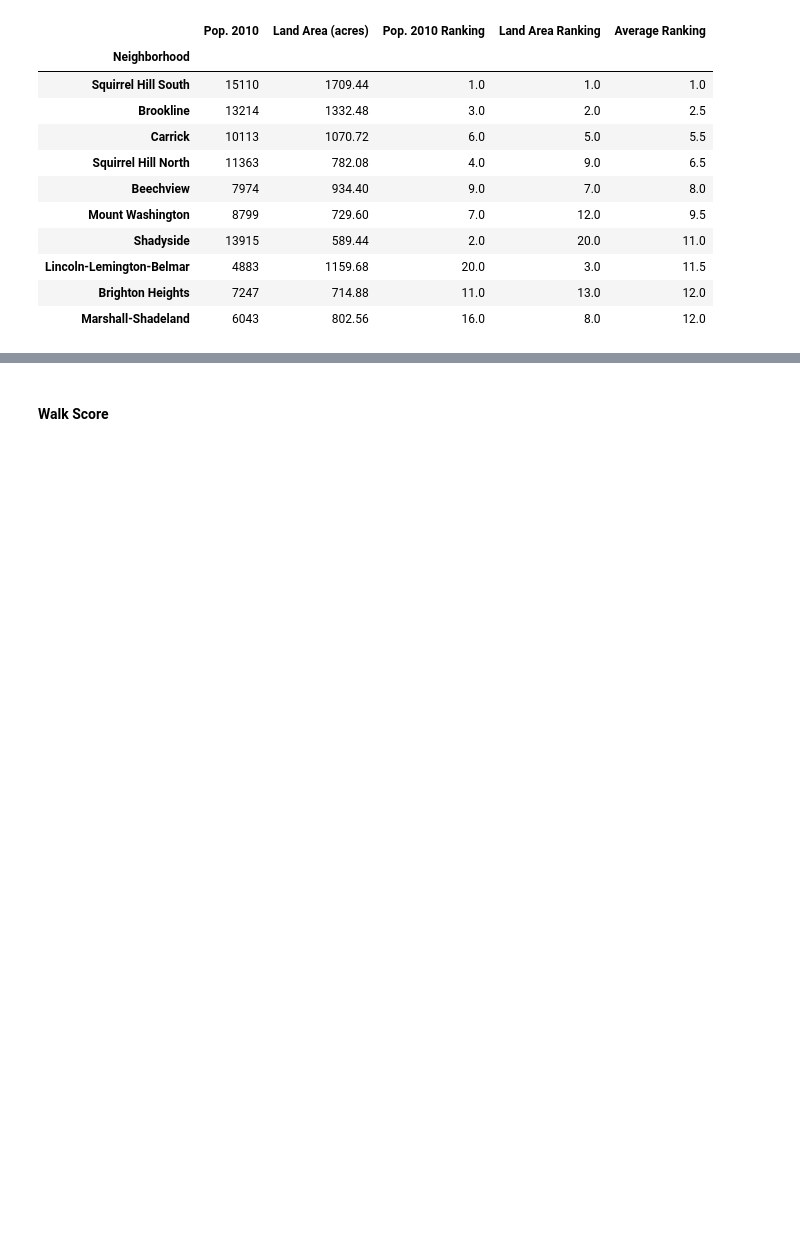
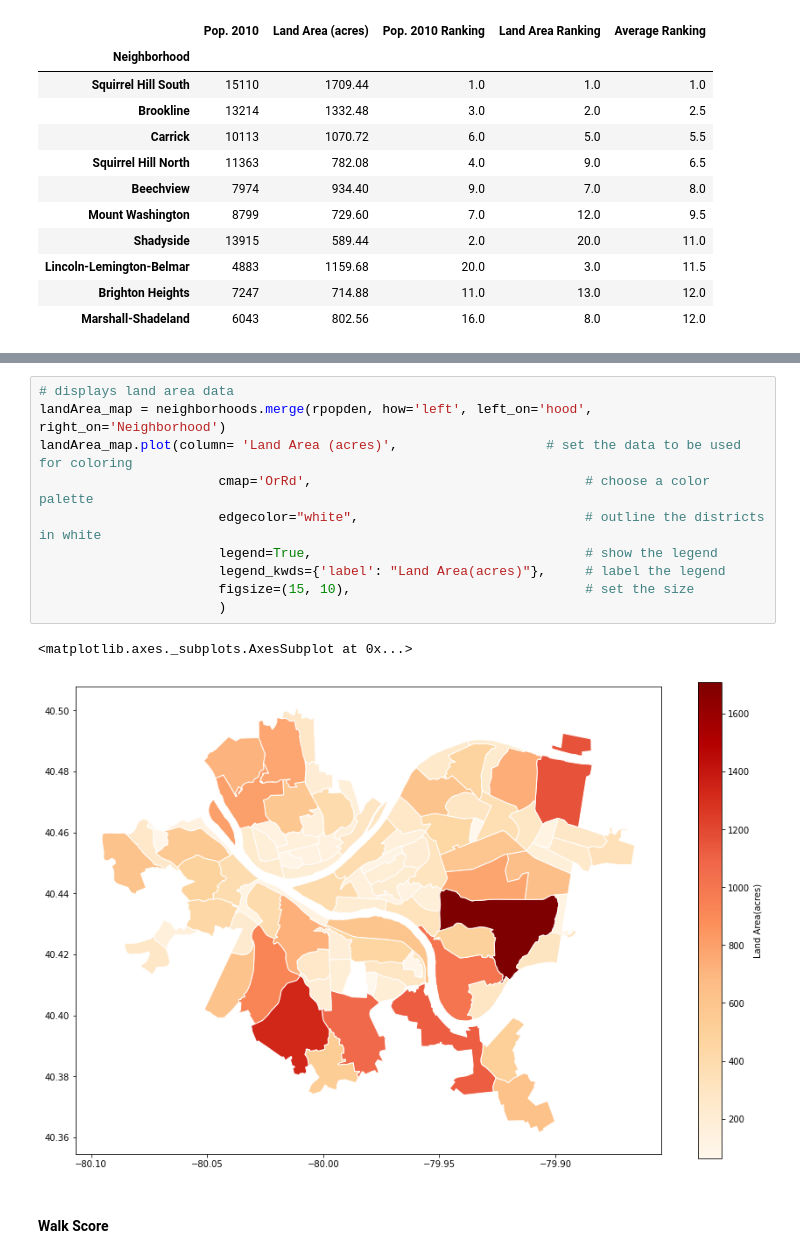
Before and after one commit to etmrmia/CMPINF-0010-Final-Project, a Jupyter notebook: Final_Calculations.ipynb, the cells around one changed output, grey strips where cells are left out. Saved outputs shown, nothing was run; the diff lists cells and outputs as text; blank space fills up the shorter version.

```diff
--- a/Final_Calculations.ipynb
+++ b/Final_Calculations.ipynb
@@ -72,3 +72,16 @@ population_map.plot(column='Pop. 2010',                            # set the dat
+# %%
+# displays land area data
+landArea_map = neighborhoods.merge(rpopden, how='left', left_on='hood', right_on='Neighborhood')
+landArea_map.plot(column= 'Land Area (acres)',                   # set the data to be used for coloring
+                       cmap='OrRd',                                   # choose a color palette
+                       edgecolor="white",                             # outline the districts in white
+                       legend=True,                                   # show the legend
+                       legend_kwds={'label': "Land Area(acres)"},     # label the legend
+                       figsize=(15, 10),                              # set the size
+                       )
+# %% [output]
+<matplotlib.axes._subplots.AxesSubplot at 0x...>
+[figure, added]
 # %% [markdown]
 #### Walk Score
 # %%
```
Also changed, not shown: parts of 1 cell of this notebook.
